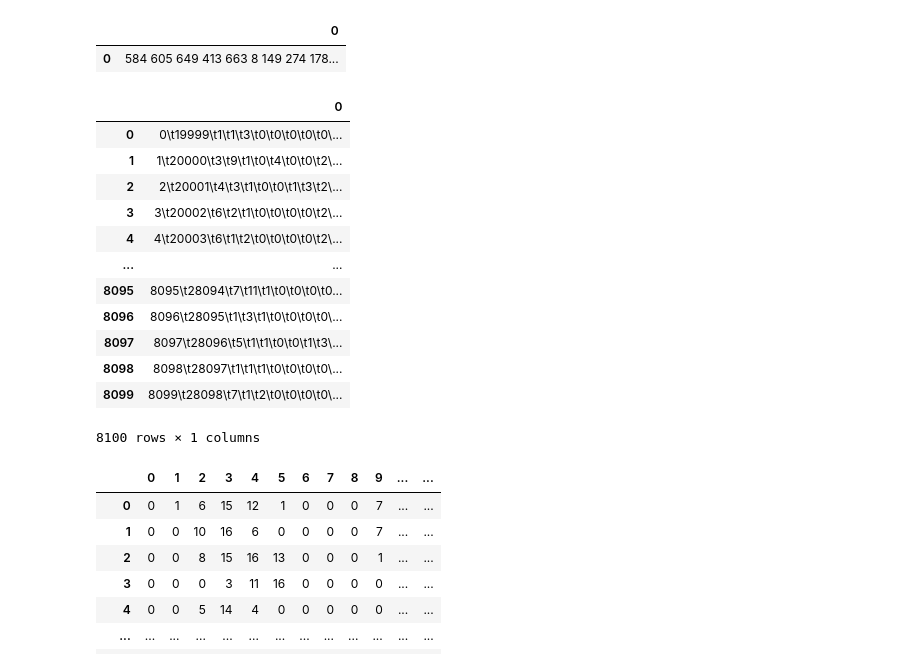
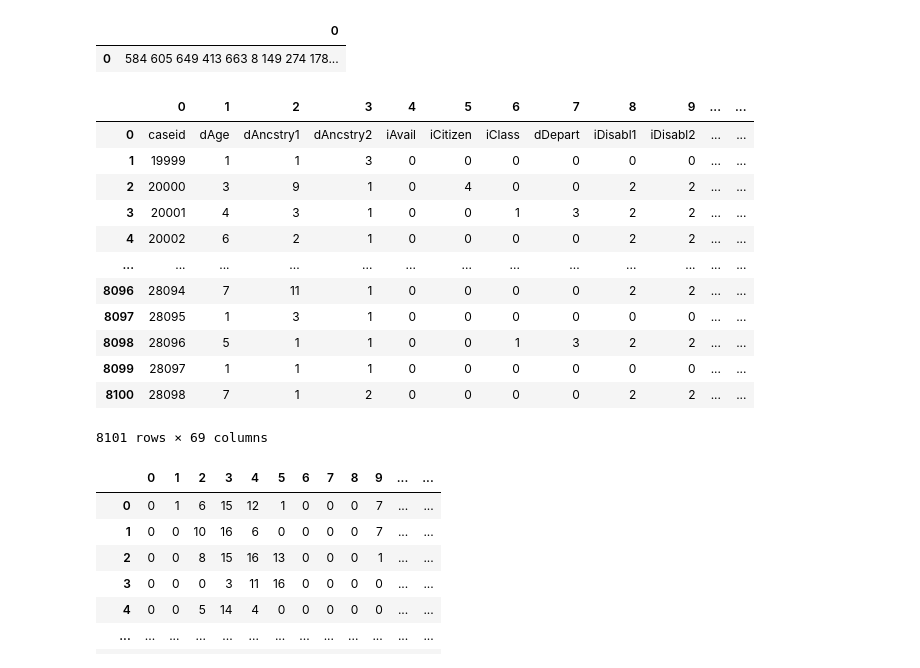
Before and after one commit to Khelyr/SUBCLU, a Jupyter notebook: SubCLU.ipynb, the cells around one changed output. Cells and saved outputs as stored; diff of their text form; code cells hidden in the pictures.

```diff
--- a/SubCLU.ipynb
+++ b/SubCLU.ipynb
@@ -86,22 +86,22 @@ dataset1_min1clusters
 |  | 0 |
 | 0 | 584 605 649 413 663 8 149 274 178... |
 # %%
-datasetUS = pd.read_csv("D:\Projects\CPP\Italy\\UScensus.csv", header = None, sep = ",")
+datasetUS = pd.read_csv("D:\\Projects\\CPP\\Subclustering-Algorithm-master\\src\\UScensus.csv", header = None, sep = ",")
 datasetUS
 # %% [output]
-|  | 0 |
-| 0 | 0\t19999\t1\t1\t3\t0\t0\t0\t0\t0\... |
-| 1 | 1\t20000\t3\t9\t1\t0\t4\t0\t0\t2\... |
-| 2 | 2\t20001\t4\t3\t1\t0\t0\t1\t3\t2\... |
-| 3 | 3\t20002\t6\t2\t1\t0\t0\t0\t0\t2\... |
-| 4 | 4\t20003\t6\t1\t2\t0\t0\t0\t0\t2\... |
-| ... | ... |
-| 8095 | 8095\t28094\t7\t11\t1\t0\t0\t0\t0... |
-| 8096 | 8096\t28095\t1\t3\t1\t0\t0\t0\t0\... |
-| 8097 | 8097\t28096\t5\t1\t1\t0\t0\t1\t3\... |
-| 8098 | 8098\t28097\t1\t1\t1\t0\t0\t0\t0\... |
-| 8099 | 8099\t28098\t7\t1\t2\t0\t0\t0\t0\... |
+|  | 0 | 1 | 2 | 3 | 4 | 5 | 6 | 7 | 8 | 9 | ... | ... |
+| 0 | caseid | dAge | dAncstry1 | dAncstry2 | iAvail | iCitizen | iClass | dDepart | iDisabl1 | iDisabl2 | ... | ... |
+| 1 | 19999 | 1 | 1 | 3 | 0 | 0 | 0 | 0 | 0 | 0 | ... | ... |
+| 2 | 20000 | 3 | 9 | 1 | 0 | 4 | 0 | 0 | 2 | 2 | ... | ... |
+| 3 | 20001 | 4 | 3 | 1 | 0 | 0 | 1 | 3 | 2 | 2 | ... | ... |
+| 4 | 20002 | 6 | 2 | 1 | 0 | 0 | 0 | 0 | 2 | 2 | ... | ... |
+| ... | ... | ... | ... | ... | ... | ... | ... | ... | ... | ... | ... | ... |
+| 8096 | 28094 | 7 | 11 | 1 | 0 | 0 | 0 | 0 | 2 | 2 | ... | ... |
+| 8097 | 28095 | 1 | 3 | 1 | 0 | 0 | 0 | 0 | 0 | 0 | ... | ... |
+| 8098 | 28096 | 5 | 1 | 1 | 0 | 0 | 1 | 3 | 2 | 2 | ... | ... |
+| 8099 | 28097 | 1 | 1 | 1 | 0 | 0 | 0 | 0 | 0 | 0 | ... | ... |
+| 8100 | 28098 | 7 | 1 | 2 | 0 | 0 | 0 | 0 | 2 | 2 | ... | ... |
-8100 rows × 1 columns
+8101 rows × 69 columns
 # %%
 datasetUS.to_csv("D:\Projects\CPP\Italy\\UScensus.csv", header = None, sep = "\t")
 # %%
```
Also changed, not shown: parts of 5 cells of this notebook.
